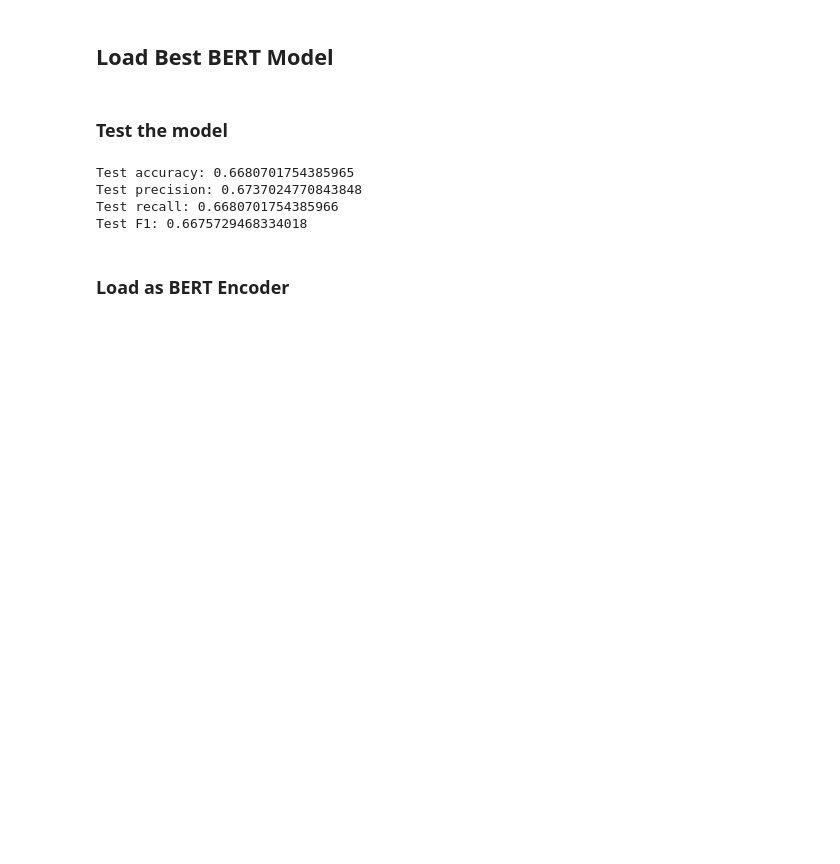
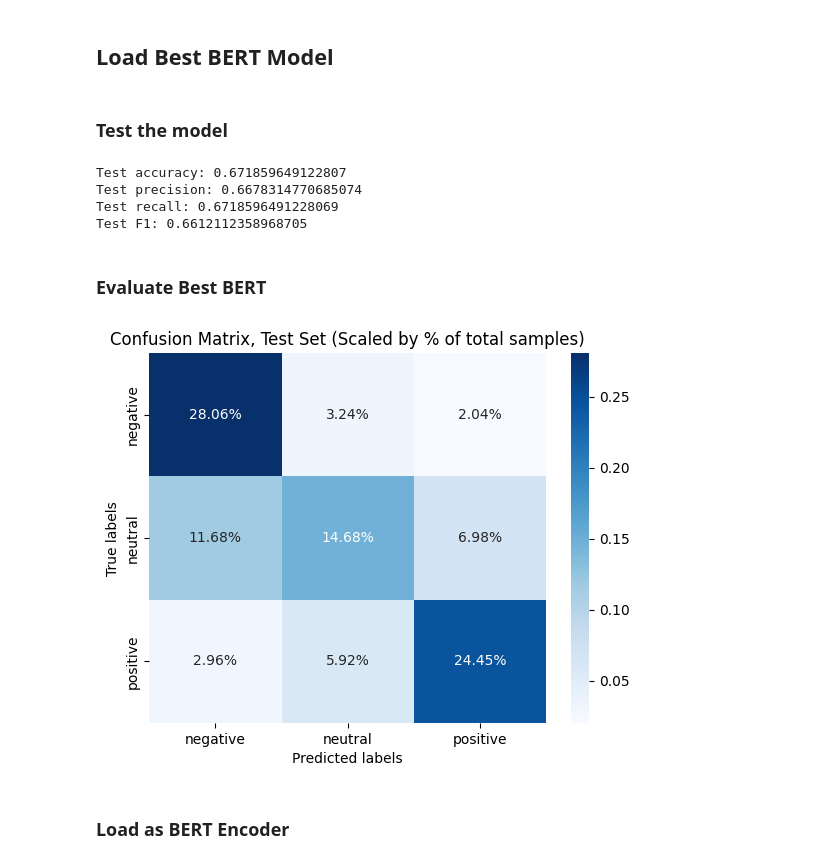
Before and after one commit to UltraArceus3/SentimentAnalysisLDA, a Jupyter notebook: main.ipynb, the cells around one changed output. Cells and saved outputs as stored; diff of their text form; code cells hidden in the pictures; blank space fills up the shorter version.

Commit message:
Confusion Matrix

```diff
--- a/main.ipynb
+++ b/main.ipynb
@@ -240,8 +240,29 @@ best_model = "checkpoint-5320" # Epoch = 2
 # %% [markdown]
 ### Test the model
 # %%
+from sklearn.metrics import accuracy_score, precision_recall_fscore_support
+
 best_bert = BertForSequenceClassification.from_pretrained('results/' + best_model)
-# test on test set
+
+train_args = TrainingArguments(
+    output_dir='./results',
+    num_train_epochs=2,
+    per_device_train_batch_size=8,
+    per_device_eval_batch_size=8,
+    warmup_steps=500,
+    weight_decay=0.01,
+    logging_dir='./results/logs',
+    logging_strategy='epoch',
+    evaluation_strategy='epoch',
+    save_strategy='epoch',
+    fp16=True
+)
+trainer = Trainer(
+    model=best_bert,
+    args=train_args,
+    train_dataset = train_dataset,
+)
+
 predictions = trainer.predict(test_dataset)
 predictions.metrics
 
@@ -253,10 +274,35 @@ print('Test precision:', test_precision)
 print('Test recall:', test_recall)
 print('Test F1:', test_f1)
 # %% [output]
-Test accuracy: 0.6680701754385965
-Test precision: 0.6737024770843848
-Test recall: 0.6680701754385966
-Test F1: 0.6675729468334018
+Test accuracy: 0.671859649122807
+Test precision: 0.6678314770685074
+Test recall: 0.6718596491228069
+Test F1: 0.6612112358968705
+# %% [markdown]
+### Evaluate Best BERT
+# %%
+# confusion matrix
+from sklearn.metrics import confusion_matrix
+import seaborn as sns
+
+cm = confusion_matrix(y_test_sample, np.argmax(predictions.predictions, axis=1))
+
+fig, ax = plt.subplots()
+
+sns.heatmap(cm / len(y_test_sample), annot=True, fmt='.2%', cmap='Blues', ax=ax)
+
+ax.set_xticklabels(['negative', 'neutral', 'positive'])
+ax.set_yticklabels(['negative', 'neutral', 'positive'])
+
+ax.set_xlabel('Predicted labels')
+
+ax.set_ylabel('True labels')
+
+ax.set_title('Confusion Matrix, Test Set (Scaled by % of total samples)')
+
+plt.show()
+# %% [output]
+[figure, added]
 # %% [markdown]
 ### Load as BERT Encoder
 # %%
```
